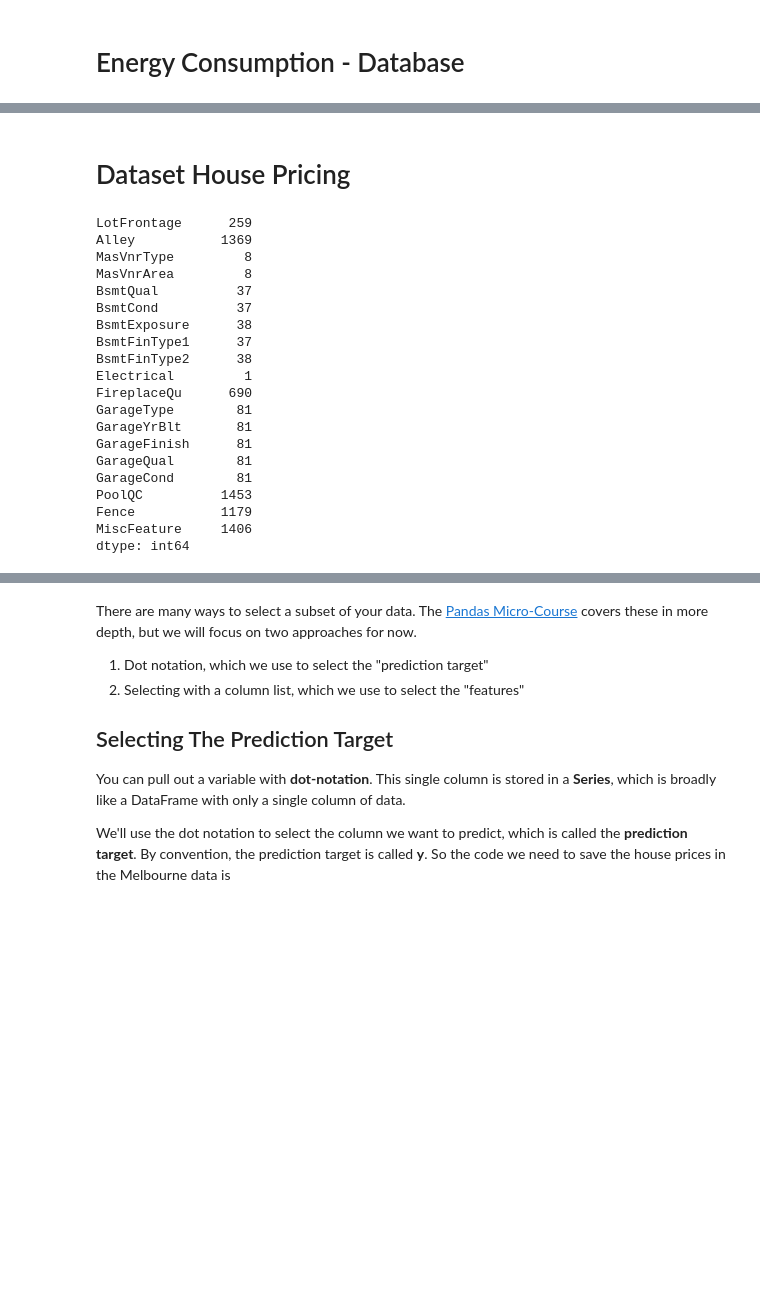
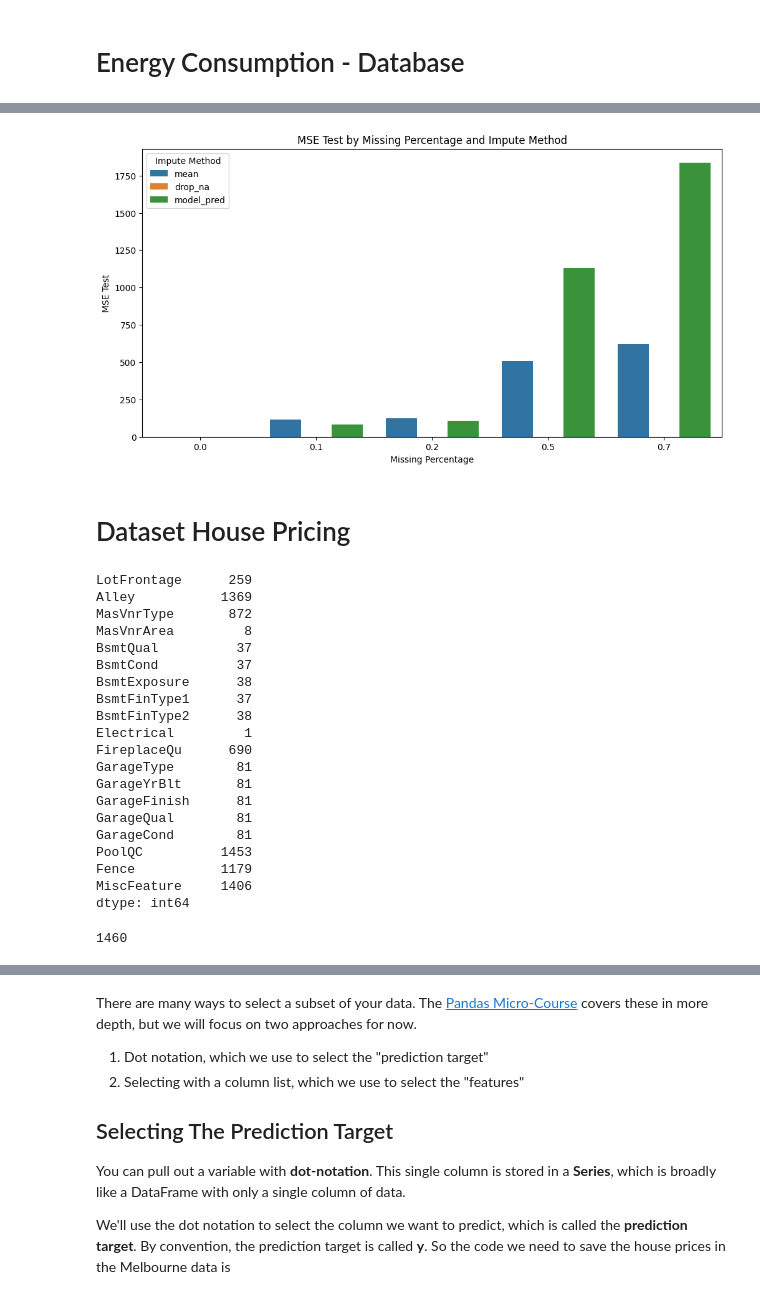
Before and after one commit to matansol/missing_values_project, a Jupyter notebook: missing_value_project.ipynb, the cells around one changed output, grey strips where cells are left out. Drawn from its saved outputs; the diff is of its cells as text; code cells hidden in the pictures; blank space fills up the shorter version.

Commit message:
added missing_clf

```diff
--- a/missing_value_project.ipynb
+++ b/missing_value_project.ipynb
@@ -276,7 +275,7 @@ print(f"Best Hyperparameters: {best_params}")
 Best Hyperparameters: {'max_depth': 7, 'learning_rate': 0.287464135132791, 'n_estimators': 88, 'subsample': 0.7987587662256227, 'colsample_bytree': 0.6696590246320745, 'gamma': 0.08140219470090626, 'r ...
 # %%
 # Train the model with the best hyperparameters
-# best_params =  {'max_depth': 10, 'learning_rate': 0.23823396572274735, 'n_estimators': 141, 'subsample': 0.8506979064285252, 'colsample_bytree': 0.821175777812565, 'gamma': 0.25413966716433245, 'reg_alpha': 0.736930567486492, 'reg_lambda': 0.34870051923508893}
+best_params =  {'max_depth': 10, 'learning_rate': 0.23823396572274735, 'n_estimators': 141, 'subsample': 0.8506979064285252, 'colsample_bytree': 0.821175777812565, 'gamma': 0.25413966716433245, 'reg_alpha': 0.736930567486492, 'reg_lambda': 0.34870051923508893}
 best_model = XGBClassifier(
     objective='multi:softmax',
     num_class=7,
@@ -423,5 +340,3 @@ def impute_and_train(train_df, test_df, target_name, null_feature, missing_perse
-# %%
-impute_and_train(train_df, test_df, 'Energy Consumption', 'Appliances Used', [0, 0.1, 0.2, 0.5, 0.7])
 # %%
 import pandas as pd
 from sklearn.linear_model import LogisticRegression
@@ -437,7 +352,7 @@ def remove_complitly_at_random(df, feature_name, persentage):
     df.loc[df.sample(n=n).index, feature_name] = None
     return df
 
-def remove_at_random(df, feature_name, persentage, role_feature='Building Type'):
+def remove_at_random(df, feature_name, persentage, role_feature='Square Footage'):
     df = df.copy()
     df.loc[df[df[role_feature] == 1].sample(frac=persentage).index, feature_name] = None
     return df
@@ -513,10 +413,0 @@ weighted avg       0.46      0.46      0.45       144
-# %%
-null_feature = 'Square Footage'
-role_feature = 'Building Type'
-percentage = 0.3
-# missing_df = remove_at_random(train_df, null_feature, percentage, role_feature)
-# missing_df = remove_not_at_random(train_df, null_feature, percentage, role_feature)
-missing_df = remove_complitly_at_random(train_df, null_feature, percentage)
-missing_df.head(10)
-
-classify_missing_values(missing_df, null_feature)
@@ -523,19 +561,39 @@ classify_missing_values(missing_df, null_feature)
+# %%
+import seaborn as sns
+
+import matplotlib.pyplot as plt
+
+# Create a grouped bar plot
+df = result_df[result_df['impute_method'] != '0']
+plt.figure(figsize=(12, 6))
+sns.barplot(x='missing_persentage', y='mse_test', hue='impute_method', data=df)
+
+# Add labels and title
+plt.xlabel('Missing Percentage')
+plt.ylabel('MSE Test')
+plt.title('MSE Test by Missing Percentage and Impute Method')
+plt.legend(title='Impute Method')
+
+# Show the plot
+plt.show()
+# %% [output]
+[figure, added]
 # %% [markdown]
 # Dataset House Pricing
 # %%
 import pandas as pd
 
-house_value_train = 'input/train.csv'
+house_value_train = 'input/house_pricing/train.csv'
 house_value_df = pd.read_csv(house_value_train)
 
 
 missing_values = house_value_df.isnull().sum()
-non_zero_missing_values = missing_values[missing_values > 0]
-print(non_zero_missing_values)
+cols_with_missing = missing_values[missing_values > 0]
+print(cols_with_missing)
 # %% [output]
 LotFrontage      259
 Alley           1369
-MasVnrType         8
+MasVnrType       872
 MasVnrArea         8
 BsmtQual          37
 BsmtCond          37
@@ -558,0 +614,4 @@ X = house_value_df.drop(['SalePrice'], axis=1)
+# %%
+len(house_value_df)
+# %% [output]
+1460
```
Also changed, not shown: parts of 24 cells of this notebook, 2 other files.
